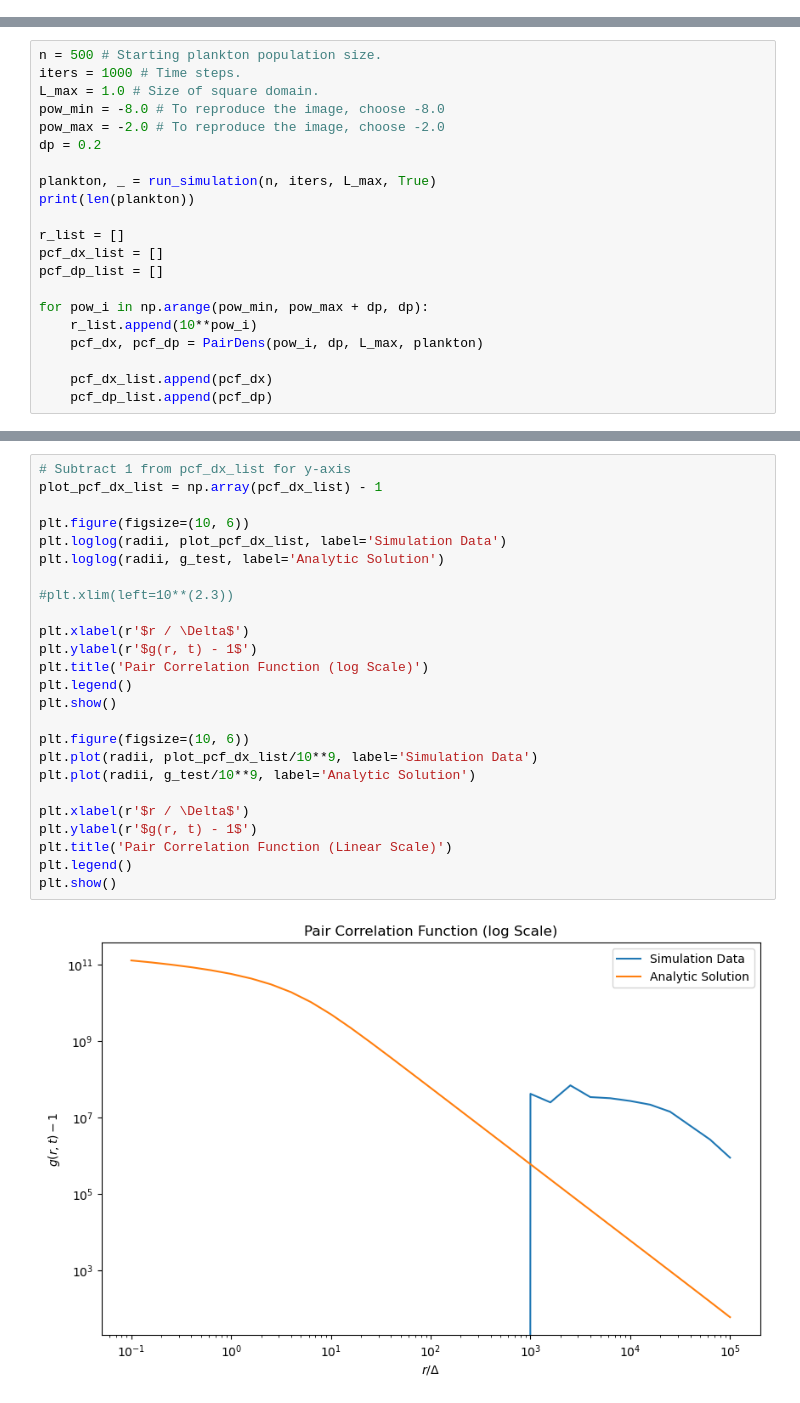
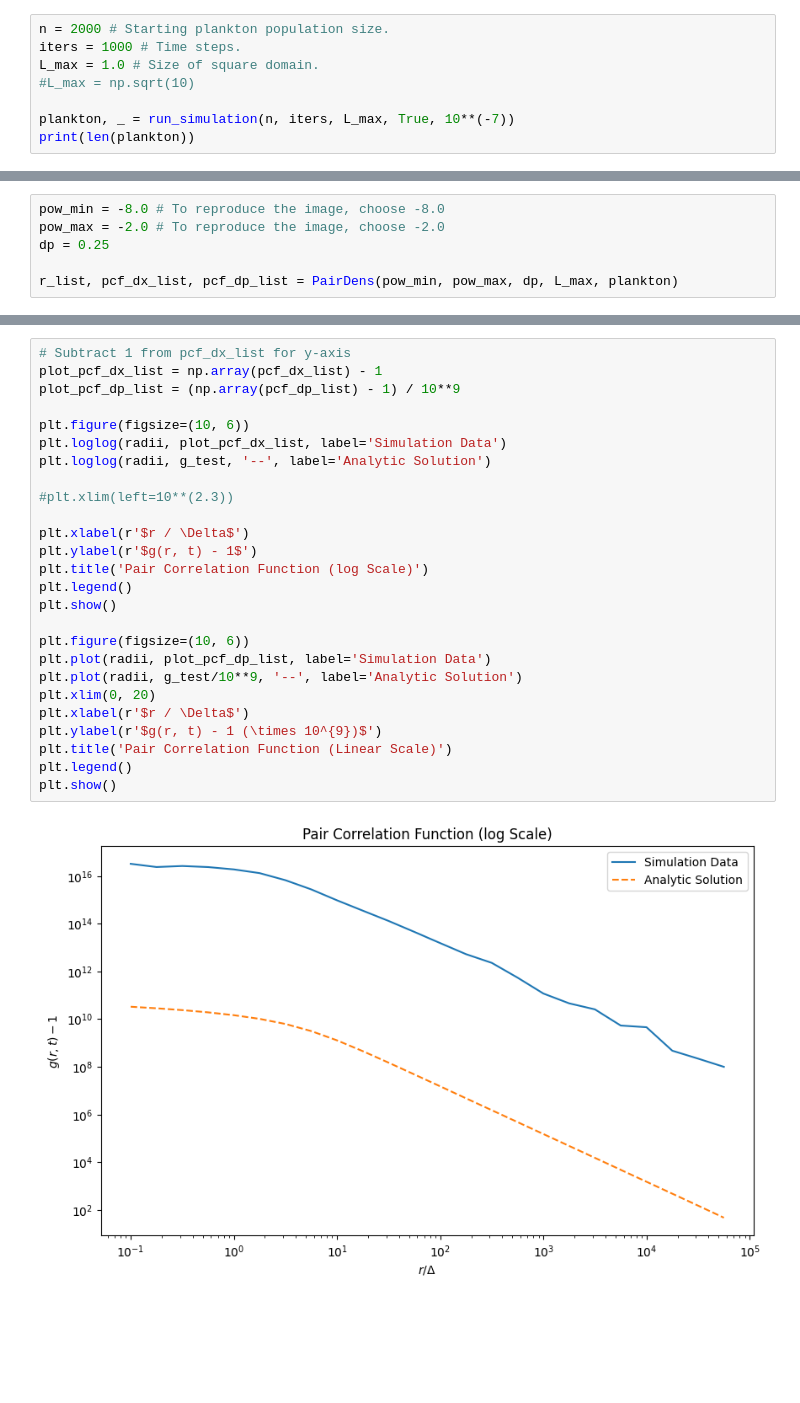
Before and after one commit to KatharinaBracher/Brownian-Bug-Model, a Jupyter notebook: histograms.ipynb, the cells around one changed output, grey strips where cells are left out. Drawn from its saved outputs; the diff is of its cells as text; blank space fills up the shorter version.

Commit message:
Updated histograms

```diff
--- a/histograms.ipynb
+++ b/histograms.ipynb
@@ -8,3 +7,11 @@ from histograms import PairDens
 from histograms import g_theoretical
 #%load_ext autoreload
 #%autoreload 2
+# %%
+n = 2000 # Starting plankton population size.
+iters = 1000 # Time steps.
+L_max = 1.0 # Size of square domain.
+#L_max = np.sqrt(10)
+
+plankton, _ = run_simulation(n, iters, L_max, True, 10**(-7))
+print(len(plankton))
@@ -11,21 +20,6 @@ from histograms import g_theoretical
 # %%
-n = 500 # Starting plankton population size.
-iters = 1000 # Time steps.
-L_max = 1.0 # Size of square domain.
 pow_min = -8.0 # To reproduce the image, choose -8.0
 pow_max = -2.0 # To reproduce the image, choose -2.0
-dp = 0.2
+dp = 0.25
 
-plankton, _ = run_simulation(n, iters, L_max, True)
-print(len(plankton))
-
-r_list = []
-pcf_dx_list = []
-pcf_dp_list = []
-
-for pow_i in np.arange(pow_min, pow_max + dp, dp):
-    r_list.append(10**pow_i)
-    pcf_dx, pcf_dp = PairDens(pow_i, dp, L_max, plankton)
-
-    pcf_dx_list.append(pcf_dx)
-    pcf_dp_list.append(pcf_dp)
+r_list, pcf_dx_list, pcf_dp_list = PairDens(pow_min, pow_max, dp, L_max, plankton)
@@ -41,27 +33,28 @@ g_test = g_theoretical(gamma, radii, C_0)-1
 # %%
 # Subtract 1 from pcf_dx_list for y-axis
 plot_pcf_dx_list = np.array(pcf_dx_list) - 1
+plot_pcf_dp_list = (np.array(pcf_dp_list) - 1) / 10**9
 
 plt.figure(figsize=(10, 6))
 plt.loglog(radii, plot_pcf_dx_list, label='Simulation Data')
-plt.loglog(radii, g_test, label='Analytic Solution')
+plt.loglog(radii, g_test, '--', label='Analytic Solution')
 
 #plt.xlim(left=10**(2.3))
 
 plt.xlabel(r'$r / \Delta$')
 plt.ylabel(r'$g(r, t) - 1$')
 plt.title('Pair Correlation Function (log Scale)')
 plt.legend()
 plt.show()
 
 plt.figure(figsize=(10, 6))
-plt.plot(radii, plot_pcf_dx_list/10**9, label='Simulation Data')
-plt.plot(radii, g_test/10**9, label='Analytic Solution')
-
+plt.plot(radii, plot_pcf_dp_list, label='Simulation Data')
+plt.plot(radii, g_test/10**9, '--', label='Analytic Solution')
+plt.xlim(0, 20)
 plt.xlabel(r'$r / \Delta$')
-plt.ylabel(r'$g(r, t) - 1$')
+plt.ylabel(r'$g(r, t) - 1 (\times 10^{9})$')
 plt.title('Pair Correlation Function (Linear Scale)')
 plt.legend()
 plt.show()
 # %% [output]
-[figure, old version]
+[figure, new version]
```
Also changed, not shown: parts of 5 cells of this notebook, 2 other files.
